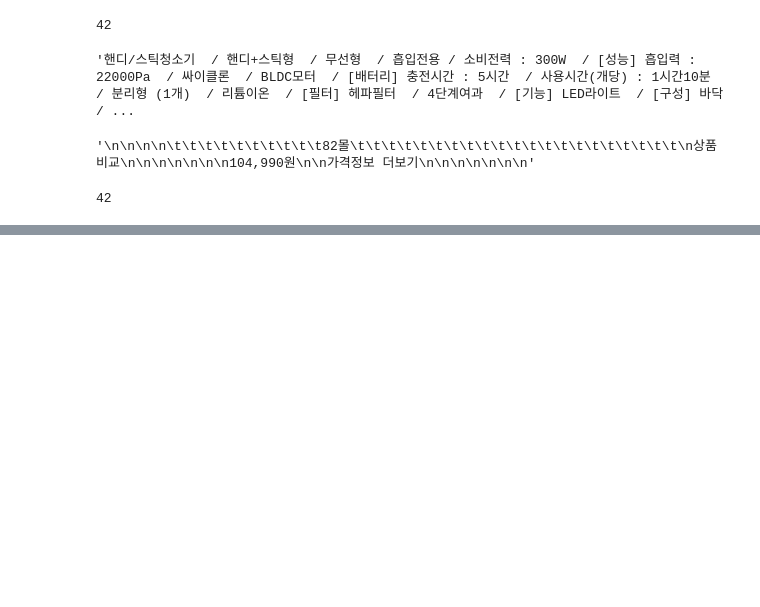
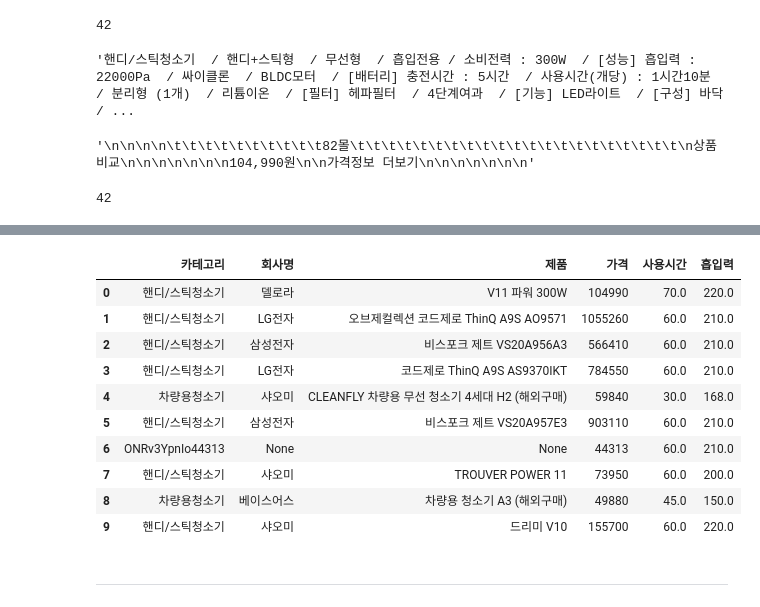
Before and after one commit to Park-Geonhee/TIL, a Jupyter notebook: Python/Data_Analysis/11.다나와.ipynb, the cells around one changed output, grey strips where cells are left out. Drawn from its saved outputs; the diff is of its cells as text; code cells hidden in the pictures; blank space fills up the shorter version.

```diff
--- a/Python/Data_Analysis/11.다나와.ipynb
+++ b/Python/Data_Analysis/11.다나와.ipynb
@@ -135,0 +411,6 @@ danawaWireless_df.to_excel('./files/1_danawa_crawling_result_study.xlsx',
+# %%
+spec_lists = data['스펙 목록'][0].split(' / ')
+
+category = spec_lists[0].strip()
+
+category
@@ -135,0 +521,7 @@ danawaWireless_df.to_excel('./files/1_danawa_crawling_result_study.xlsx',
+# %%
+new_use_time_list = []
+for time in use_time_list:
+    value = convert_time_minute(time)
+    new_use_time_list.append(value)
+
+new_use_time_list[:10]
@@ -135,0 +553,23 @@ danawaWireless_df.to_excel('./files/1_danawa_crawling_result_study.xlsx',
+# %%
+def get_suction(value):
+    try:
+        value = value.upper()
+
+        if "AW" in value or "W" in value:
+            result = value.replace("A","").replace("W","").replace(",","")
+            result = int(result)
+        elif "PA" in value:
+            result = value.replace("PA","").replace(",","")
+            result = round(int(result)/100)
+        else:
+            result = None
+        return result
+    except:
+        return None
+# %%
+new_suction_list = []
+for power in suction_list:
+    value = get_suction(power)
+    new_suction_list.append(value)
+
+new_suction_list[:20]
@@ -135,0 +597,23 @@ danawaWireless_df.to_excel('./files/1_danawa_crawling_result_study.xlsx',
+# %%
+pd_data = pd.DataFrame()
+pd_data['카테고리'] = category_list
+pd_data['회사명'] = company_list
+pd_data['제품'] = product_list
+pd_data['가격'] = data['가격']
+pd_data['사용시간'] = new_use_time_list
+pd_data['흡입력']= new_suction_list
+pd_data.head(10)
+# %% [output]
+|  | 카테고리 | 회사명 | 제품 | 가격 | 사용시간 | 흡입력 |
+| 0 | 핸디/스틱청소기 | 델로라 | V11 파워 300W | 104990 | 70.0 | 220.0 |
+| 1 | 핸디/스틱청소기 | LG전자 | 오브제컬렉션 코드제로 ThinQ A9S AO9571 | 1055260 | 60.0 | 210.0 |
+| 2 | 핸디/스틱청소기 | 삼성전자 | 비스포크 제트 VS20A956A3 | 566410 | 60.0 | 210.0 |
+| 3 | 핸디/스틱청소기 | LG전자 | 코드제로 ThinQ A9S AS9370IKT | 784550 | 60.0 | 210.0 |
+| 4 | 차량용청소기 | 샤오미 | CLEANFLY 차량용 무선 청소기 4세대 H2 (해외구매) | 59840 | 30.0 | 168.0 |
+| 5 | 핸디/스틱청소기 | 삼성전자 | 비스포크 제트 VS20A957E3 | 903110 | 60.0 | 210.0 |
+| 6 | ONRv3YpnIo44313 | None | None | 44313 | 60.0 | 210.0 |
+| 7 | 핸디/스틱청소기 | 샤오미 | TROUVER POWER 11 | 73950 | 60.0 | 200.0 |
+| 8 | 차량용청소기 | 베이스어스 | 차량용 청소기 A3 (해외구매) | 49880 | 45.0 | 150.0 |
+| 9 | 핸디/스틱청소기 | 샤오미 | 드리미 V10 | 155700 | 60.0 | 220.0 |
+# %% [markdown]
+---
```
Also changed, not shown: parts of 66 cells of this notebook.
